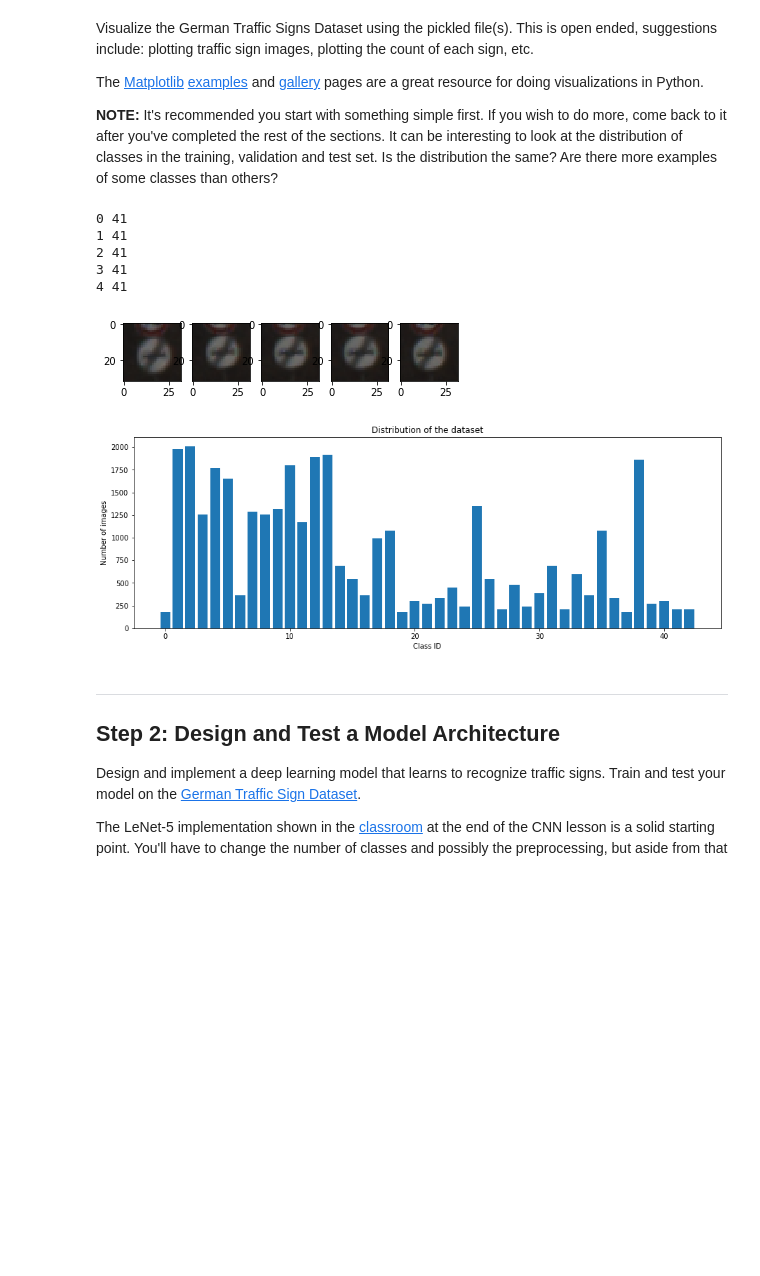
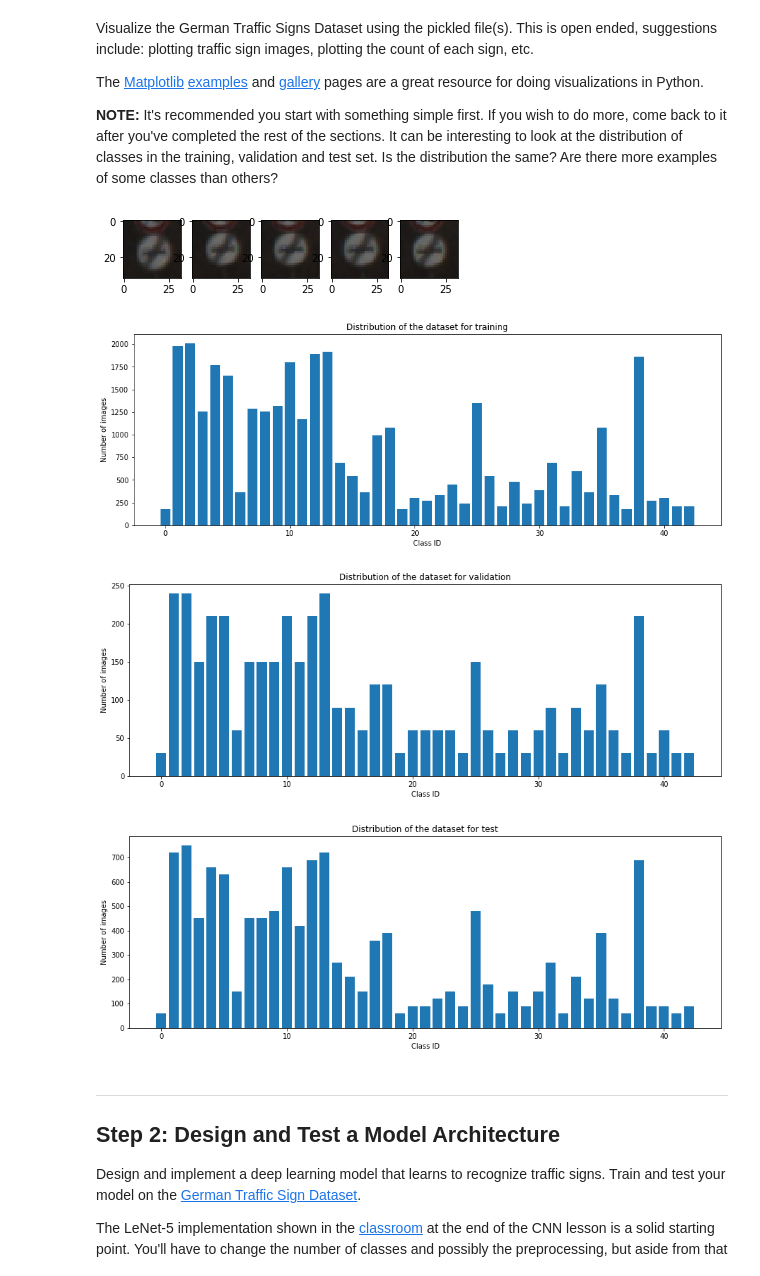
Before and after one commit to YoshiyukiKono/CarND, a Jupyter notebook: project-2/Traffic_Sign_Classifier.ipynb, the cells around one changed output. Cells and saved outputs as stored; diff of their text form; code cells hidden in the pictures; blank space fills up the shorter version.

```diff
--- a/project-2/Traffic_Sign_Classifier.ipynb
+++ b/project-2/Traffic_Sign_Classifier.ipynb
@@ -102,58 +102,57 @@ The [Matplotlib](http://matplotlib.org/) [examples](http://matplotlib.org/exampl
 # %%
 ### Data exploration visualization code goes here.
 ### Feel free to use as many code cells as needed.
 import matplotlib.pyplot as plt
 # Visualizations will be shown in the notebook.
 %matplotlib inline
 
 num_img = 5
 fig, axes = plt.subplots(1,num_img)
 for axe, i in zip(axes.flat, range(num_img)):
-    print(i,y_train[i])
     axe.imshow(X_train[i])
-#ax.axis('off')  # clear x- and y-axes
 plt.show()
 
-"""
-methods = [None, 'none', 'nearest', 'bilinear', 'bicubic', 'spline16',
-           'spline36', 'hanning', 'hamming', 'hermite', 'kaiser', 'quadric',
-           'catrom', 'gaussian', 'bessel', 'mitchell', 'sinc', 'lanczos']
-
-np.random.seed(0)
-grid = np.random.rand(4, 4)
-
-fig, axes = plt.subplots(3, 6, figsize=(12, 6),
-                         subplot_kw={'xticks': [], 'yticks': []})
-
-fig.subplots_adjust(hspace=0.3, wspace=0.05)
-
-for ax, interp_method in zip(axes.flat, methods):
-    ax.imshow(grid, interpolation=interp_method, cmap='viridis')
-    ax.set_title(interp_method)
-
-plt.show()
-"""
 
 amount_array=[]
 for i in range(0, n_classes):
     x_selected = X_train[y_train ==i]
-    #???print(x_selected)
     amount_array.append(len(x_selected))
 
 plt.figure(figsize=(15,5))
 plt.bar(range(0, n_classes), amount_array)
-plt.title("Distribution of the dataset")
+plt.title("Distribution of the dataset for training")
 plt.xlabel("Class ID")
 plt.ylabel("Number of images")
 plt.show()
+
+amount_array=[]
+for i in range(0, n_classes):
+    x_selected = X_valid[y_valid ==i]
+    amount_array.append(len(x_selected))
+
+plt.figure(figsize=(15,5))
+plt.bar(range(0, n_classes), amount_array)
+plt.title("Distribution of the dataset for validation")
+plt.xlabel("Class ID")
+plt.ylabel("Number of images")
+plt.show()
+
+amount_array=[]
+for i in range(0, n_classes):
+    x_selected = X_test[y_test ==i]
+    amount_array.append(len(x_selected))
+
+plt.figure(figsize=(15,5))
+plt.bar(range(0, n_classes), amount_array)
+plt.title("Distribution of the dataset for test")
+plt.xlabel("Class ID")
+plt.ylabel("Number of images")
+plt.show()
 # %% [output]
-0 41
-1 41
-2 41
-3 41
-4 41
 [figure]
-[figure, old version]
+[figure, new version]
+[figure, added]
+[figure, added]
 # %% [markdown]
 ----
 
```
Also changed, not shown: parts of 23 cells of this notebook, 2 other files.
